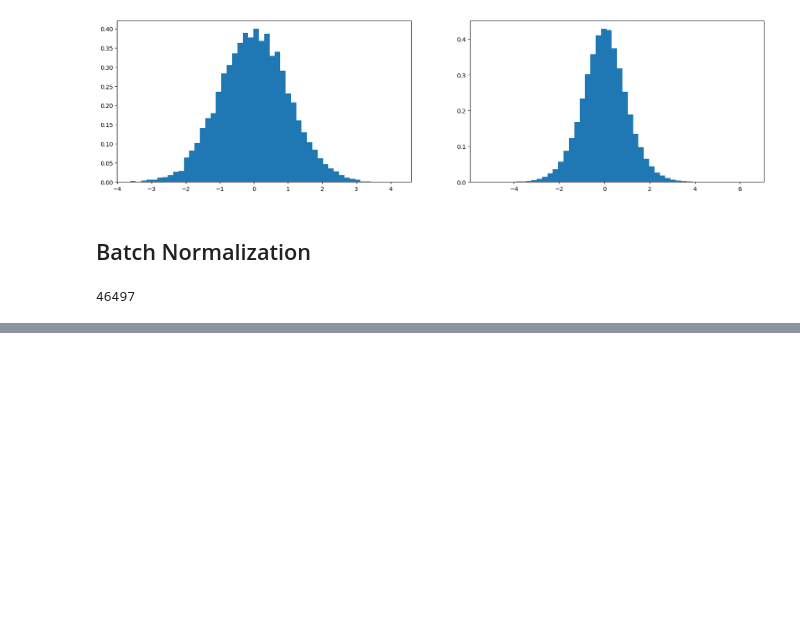
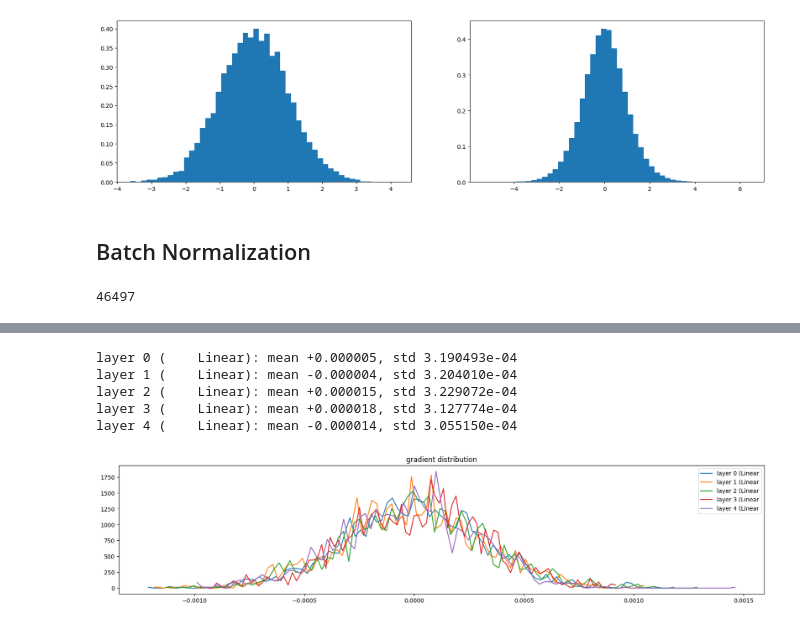
Before and after one commit to niuers/makemore, a Jupyter notebook: makemore.ipynb, the cells around one changed output, grey strips where cells are left out. Cells and saved outputs as stored; diff of their text form; code cells hidden in the pictures; blank space fills up the shorter version.

```diff
--- a/makemore.ipynb
+++ b/makemore.ipynb
@@ -1100,0 +1104,23 @@ Text(0.5, 1.0, 'activation distribution')
+# %%
+plt.figure(figsize=(20,4))
+legends = []
+for i, layer in enumerate(layers[:-1]):
+  if isinstance(layer, Linear):
+    t = layer.out.grad
+    print('layer %d (%10s): mean %+f, std %e'% (i, layer.__class__.__name__, t.mean(), t.std()))
+    hy, hx = torch.histogram(t, density=True)
+    plt.plot(hx[:-1].detach(), hy.detach())
+    legends.append(f'layer {i} ({layer.__class__.__name__}')
+  plt.legend(legends)
+  plt.title('gradient distribution')
+
+  # all different layers shall have roughly the same gradients, things are not
+  # shrinking or exploding. their distributions should overlap
+  # Without batch norm, we have to set the initialization carefully to get nice activations in both forward and backward passes
+# %% [output]
+layer 0 (    Linear): mean +0.000005, std 3.190493e-04
+layer 1 (    Linear): mean -0.000004, std 3.204010e-04
+layer 2 (    Linear): mean +0.000015, std 3.229072e-04
+layer 3 (    Linear): mean +0.000018, std 3.127774e-04
+layer 4 (    Linear): mean -0.000014, std 3.055150e-04
+[figure, added]
```
Also changed, not shown: parts of 4 cells of this notebook.
